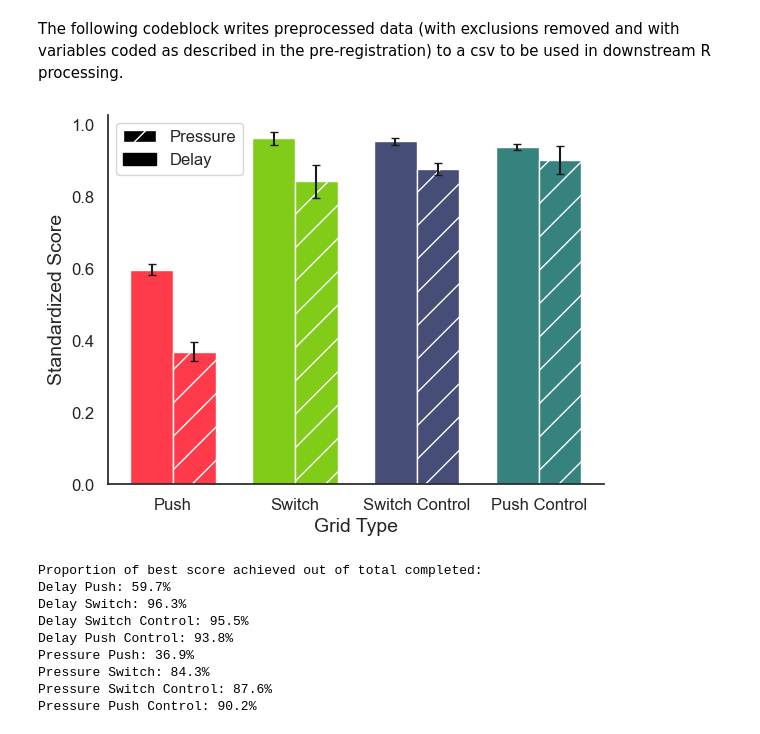
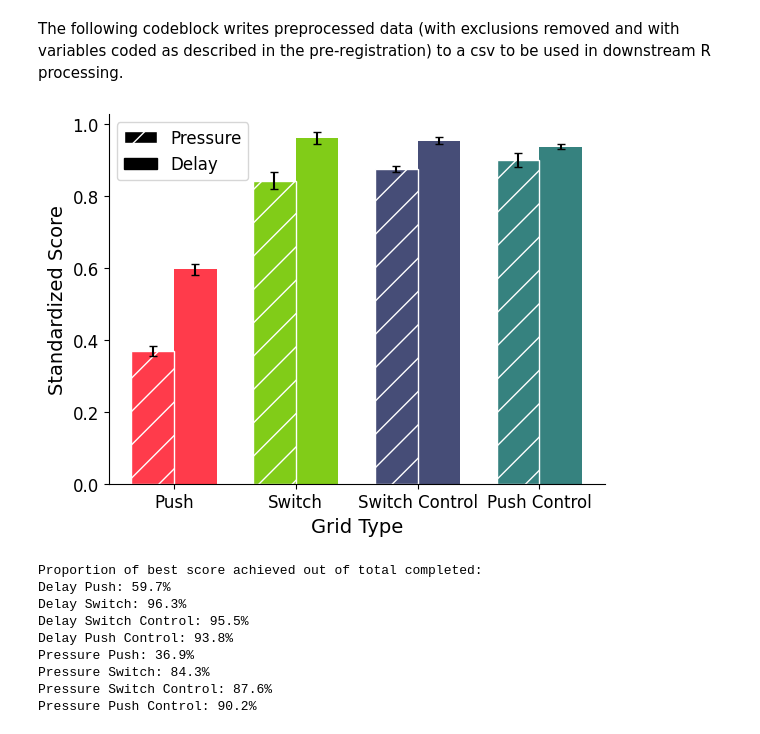
Before and after one commit to Alice2hang/RL_trolley_puzzles, a Jupyter notebook: data_analysis/time_pressure_analysis.ipynb, the cells around one changed output. Saved outputs shown, nothing was run; the diff lists cells and outputs as text; code cells hidden in the pictures.

```diff
--- a/data_analysis/time_pressure_analysis.ipynb
+++ b/data_analysis/time_pressure_analysis.ipynb
@@ -117,36 +117,36 @@ pressure_proportions = []
 pressure_error = []
 for i in range(8):
     if i%2==0:
         delay_proportions.append(proportion[i])
         delay_error.append(sem[i])
     else:
         pressure_proportions.append(proportion[i])
         pressure_error.append(sem[i])
 
 x = np.arange(len(labels))  # the label locations
 width = 0.35  # the width of the bars
 color=['#FF3B4B', '#81CC18', '#464D77', '#36827F']
 color1=['#FF3B4B', '#81CC18', '#EECFD4', '#E6ADEC']
 plt.rcParams.update({'font.size': 14})
 
 fig, ax = plt.subplots()
-rects1 = ax.bar(x - width/2, delay_proportions, width, yerr=delay_error, capsize=3, label='Delay', color=color)
-rects2 = ax.bar(x + width/2, pressure_proportions, width, yerr=pressure_error, capsize=3, label='Pressure', color=color,  hatch='/', edgecolor='white')
+rects1 = ax.bar(x + width/2, delay_proportions, width, yerr=delay_error, capsize=3, label='Delay', color=color)
+rects2 = ax.bar(x - width/2, pressure_proportions, width, yerr=pressure_error, capsize=3, label='Pressure', color=color,  hatch='/', edgecolor='white')
 
 ax.set_ylabel('Standardized Score')
 ax.set_xticks(x)
 ax.set_xticklabels(labels)
 plt.yticks(fontsize=12)
 plt.xticks(fontsize=12)
 ax.set_xlabel('Grid Type')
 ax.spines.right.set_visible(False)
 ax.spines.top.set_visible(False)
 pressure = mpatches.Patch(edgecolor='white', facecolor='black', hatch="/", label='Pressure')
 delay = mpatches.Patch(color='black', label='Delay')
 plt.legend(handles=[pressure, delay], fontsize=12)
 plt.show()
 # %% [output]
-[figure, old version]
+[figure, new version]
 # %%
 print("Proportion of best score achieved out of total completed:")
 for idx, p in enumerate(delay_proportions):
```
Also changed, not shown: 40 other files.
